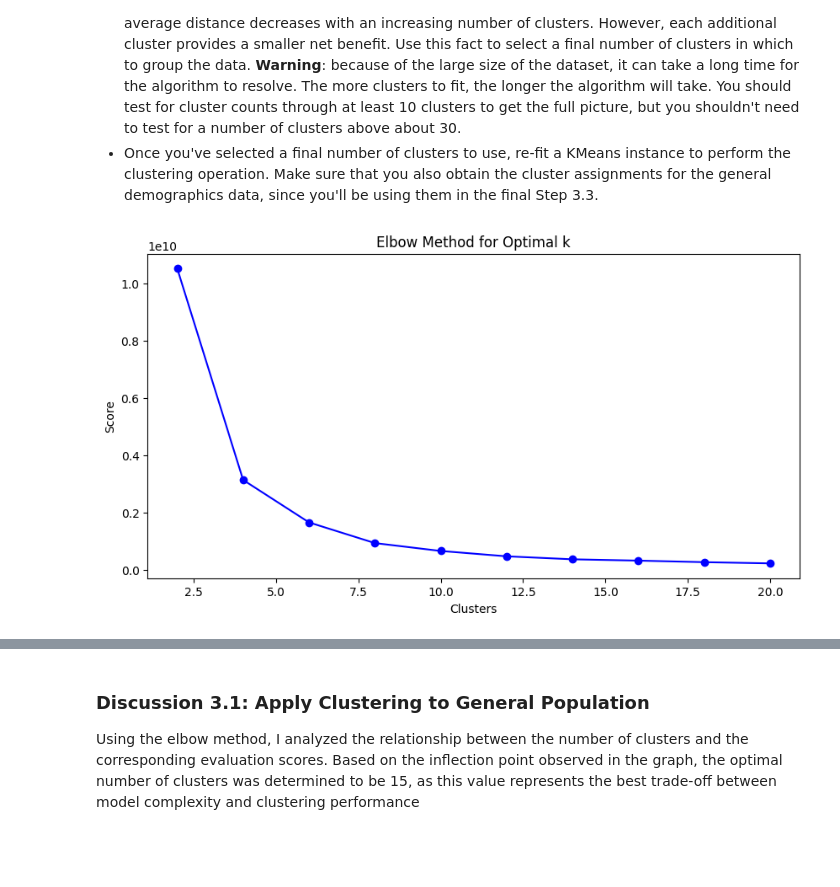
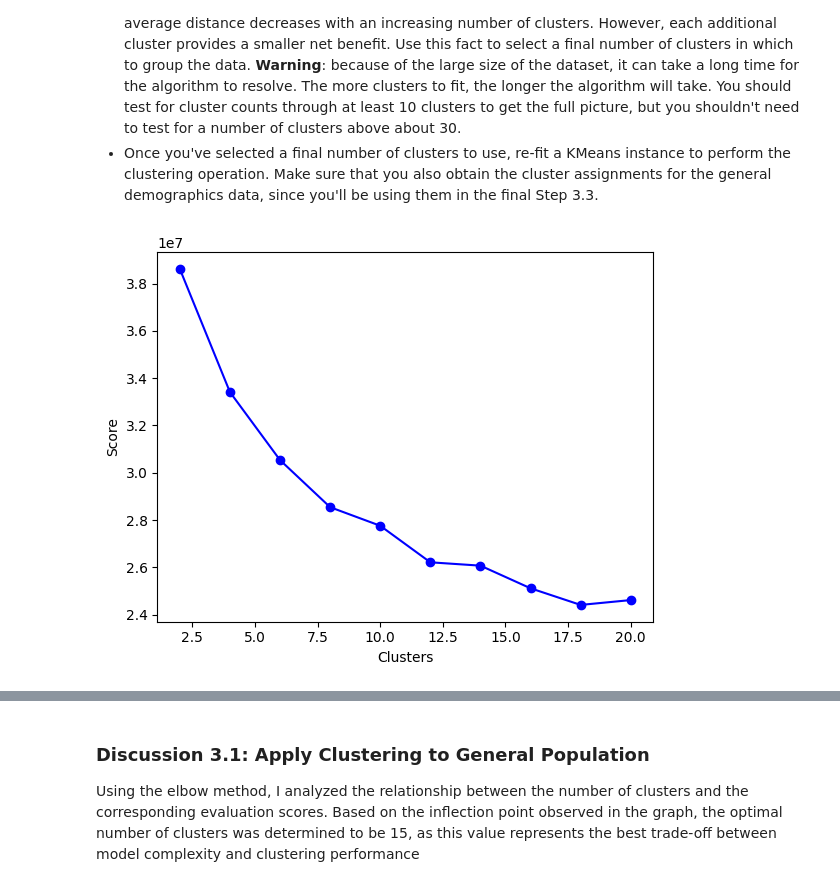
Before and after one commit to YaraDaraghmeh/Identify_Customer_Segments, a Jupyter notebook: Identify_Customer_Segments.ipynb, the cells around one changed output, grey strips where cells are left out. Saved outputs shown, nothing was run; the diff lists cells and outputs as text; code cells hidden in the pictures; blank space fills up the shorter version.

```diff
--- a/Identify_Customer_Segments.ipynb
+++ b/Identify_Customer_Segments.ipynb
@@ -921,12 +896,20 @@ Before we apply dimensionality reduction techniques to the data, we need to perf
 # %%
 # If you've not yet cleaned the dataset of all NaN values, then investigate and
 # do that now.
-display(law_missing_values.head())
-print(law_missing_values.shape)
 
-print("**********************************************************************************************")
 
-azdias_raw = pd.read_csv('Udacity_AZDIAS_Subset.csv', delimiter=';')
-azdias_clean = clean(azdias_raw)
+print("Data After Replacing NaN Values:")
+display(azdias_clean.head())
+
+scaler = StandardScaler()
+azdias_scaled = scaler.fit_transform(azdias_clean)
+azdias_clean = pd.DataFrame(azdias_scaled, columns=azdias_clean.columns)
+
+
 clean_columns = azdias_clean.columns.tolist()
+
+
+assert azdias_clean.shape[0] <= azdias_raw.shape[0], "clean_data function is not working properly, rows mismatch"
+assert azdias_clean.shape[1] == len(clean_columns), "clean_data function is not working properly, columns mismatch"
+print("Done")
 # %% [output]
@@ -985,7 +940,7 @@ On your scaled data, you are now ready to apply dimensionality reduction techniq
 # %%
 # Apply PCA to the data.
 pca = PCA()
-pca.fit(azdias_cleaned)
+pca.fit(azdias_clean)
 # %% [output]
 PCA()
 # %%
@@ -1016,6 +966,6 @@ plt.show()
 # %%
 # Re-apply PCA to the data while selecting for number of components to retain.
 pca2 = PCA(n_components = 30)
-pca_azdias_data = pca2.fit_transform(azdias_cleaned)
+pca_azdias_data = pca2.fit_transform(azdias_clean)
 print(pca_azdias_data.shape)
 # %% [output]
@@ -1165,14 +1114,12 @@ for cluster in clusters:
 # %%
 # Investigate the change in within-cluster distance across number of clusters.
 # HINT: Use matplotlib's plot function to visualize this relationship.
-plt.figure(figsize=(10, 5))
-plt.plot(clusters, scores, marker='o', color='blue')
+plt.plot(clusters, scores, marker = 'o', color = 'blue')
 plt.xlabel('Clusters')
 plt.ylabel('Score')
-plt.title('Elbow Method for Optimal k')
 plt.show()
 # %% [output]
-[figure, old version]
+[figure, new version]
 # %%
 # Re-fit the k-means model with the selected number of clusters and obtain
 # cluster predictions for the general population demographics data.
```
Also changed, not shown: parts of 29 cells of this notebook.
